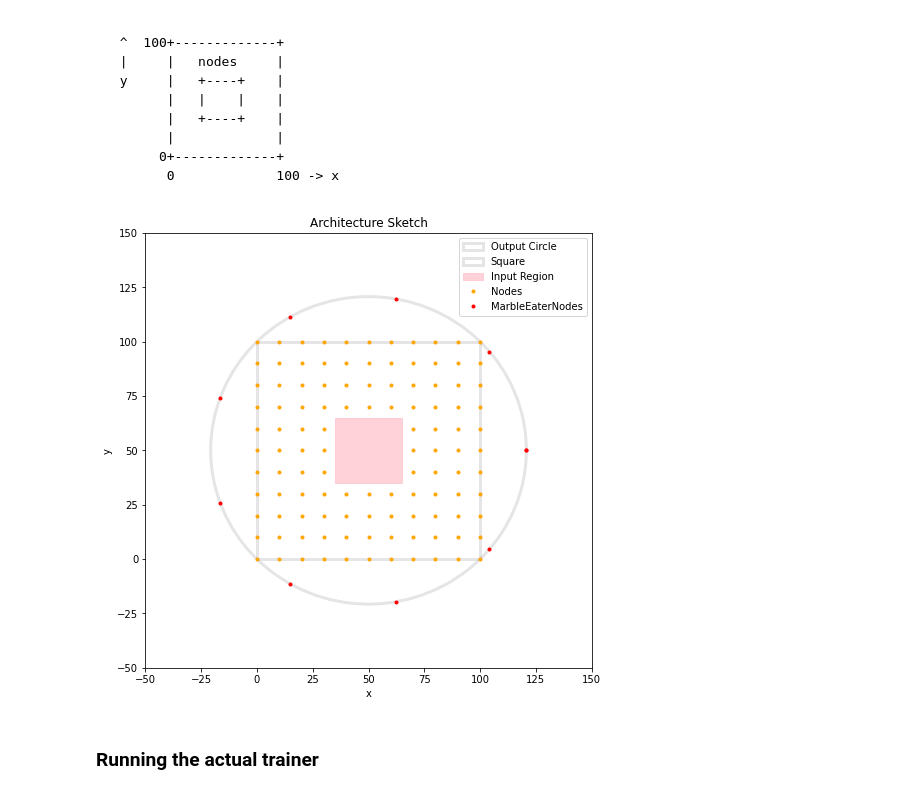
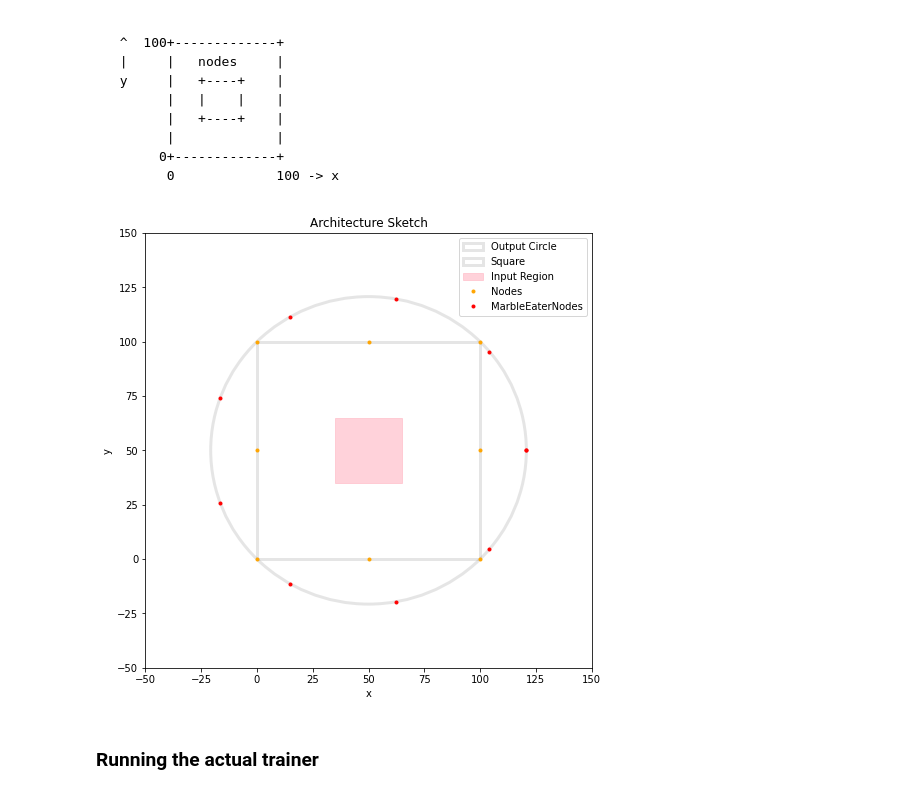
Before and after one commit to Nifrec/nenwin, a Jupyter notebook: nenwin/mnist/train_on_mnist.ipynb, the cells around one changed output. Drawn from its saved outputs; the diff is of its cells as text; code cells hidden in the pictures.

```diff
--- a/nenwin/mnist/train_on_mnist.ipynb
+++ b/nenwin/mnist/train_on_mnist.ipynb
@@ -82,7 +82,7 @@ CIRCLE_RADIUS = 100 / np.sqrt(2)
 CIRCLE_CENTER = (50, 50)
 # Horizontal / vertical distance between nodes.
 # For a NODE_SPACING of 10, 11 nodes will fit in a row of length 100.
-NODE_SPACING = 10
+NODE_SPACING = 50
 NUM_OUTPUT_NODES = 10
 
 MASS = 1
@@ -134,34 +134,34 @@ def gen_node_positions(spacing = NODE_SPACING) -> List[Tuple[int, int]]:
     Do not place any Node in the input region
     or on the boundary of the input region.
     """
     positions = []
     for x in range(0, SQUARE_SIZE[0] + spacing, spacing):
         for y in range(0, SQUARE_SIZE[1] + spacing, spacing):
             if not pos_in_input_region(x, y):
                 positions.append((x, y))
     return positions
 
 def pos_in_input_region(x: Number, y: Number) -> bool:
     """
     Return True if the point (x, y) is in the input region.
     Return False otherwise,
     also in case (x, y) is on the boundary of the input region.
     """
     x_in = abs(x - INPUT_CENTER[0]) < INPUT_REGION_SIZE[0]/2
     y_in = abs(y - INPUT_CENTER[1]) < INPUT_REGION_SIZE[1]/2
     return x_in and y_in
 
 def gen_output_eater_positions() -> List[Tuple[float, float]]:
     positions = []
     angles = np.linspace(0, 2*np.pi, num=NUM_OUTPUT_NODES, endpoint = True)
     for angle in angles:
         x = CIRCLE_CENTER[0] + CIRCLE_RADIUS * np.cos(angle)
         y = CIRCLE_CENTER[1] + CIRCLE_RADIUS * np.sin(angle)
         positions.append((x, y))
     return positions
 plot_shapes()
 # %% [output]
-[figure, old version]
+[figure, new version]
 # %%
 def gen_model() -> Tuple[NenwinModel, List[MarbleEaterNode]]:
     gravity_radius = GRAVITY_RADIUS
```
Also changed, not shown: parts of 7 cells of this notebook, 1 other file.
